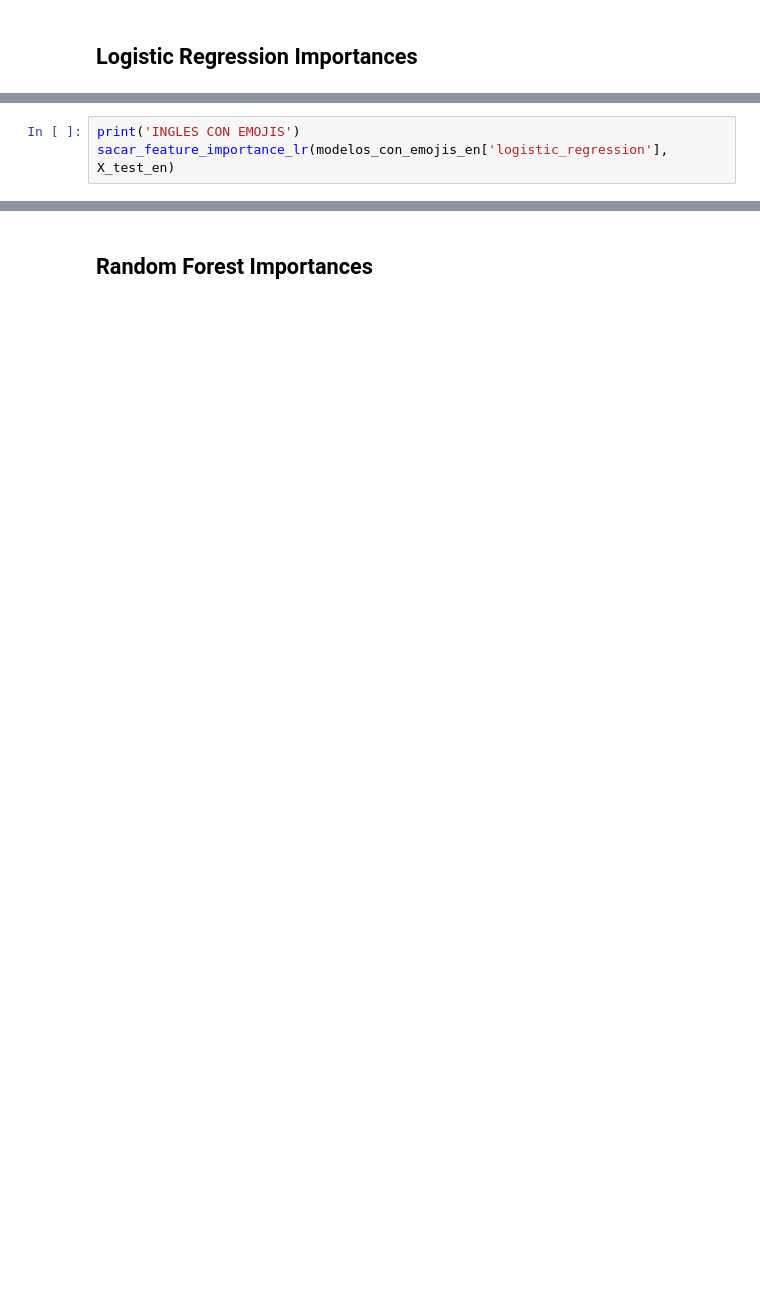
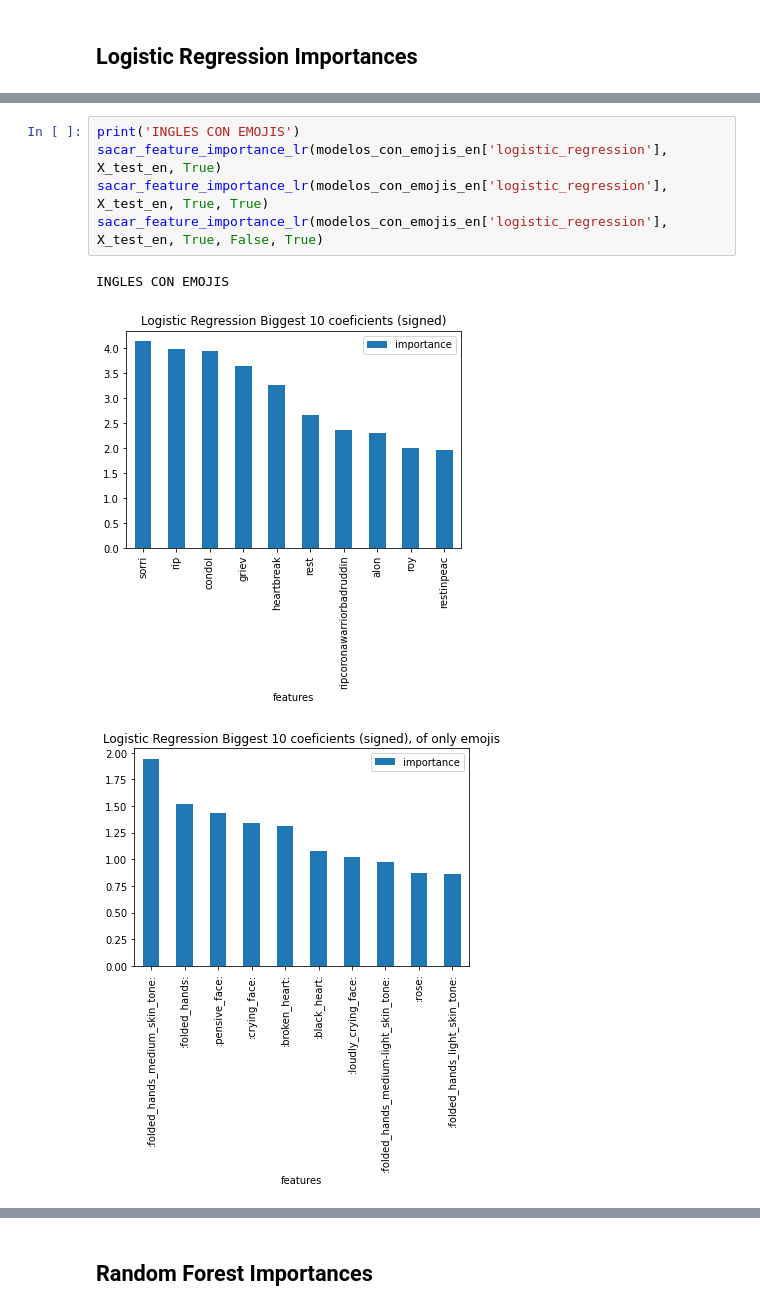
Before and after one commit to imsarmiento/NLP_202110, a Jupyter notebook: HW2/MOURNING.ipynb, the cells around one changed output, grey strips where cells are left out. Cells and saved outputs as stored; diff of their text form; blank space fills up the shorter version.

```diff
--- a/HW2/MOURNING.ipynb
+++ b/HW2/MOURNING.ipynb
@@ -659,3 +732,9 @@ sacar_feature_importance_lr(modelos_sin_emojis_es['logistic_regression'], X_test
 # %%
 print('INGLES CON EMOJIS')
-sacar_feature_importance_lr(modelos_con_emojis_en['logistic_regression'], X_test_en)
+sacar_feature_importance_lr(modelos_con_emojis_en['logistic_regression'], X_test_en, True)
+sacar_feature_importance_lr(modelos_con_emojis_en['logistic_regression'], X_test_en, True, True)
+sacar_feature_importance_lr(modelos_con_emojis_en['logistic_regression'], X_test_en, True, False, True)
+# %% [output]
+INGLES CON EMOJIS
+[figure, added]
+[figure, added]
```
Also changed, not shown: parts of 17 cells of this notebook.
